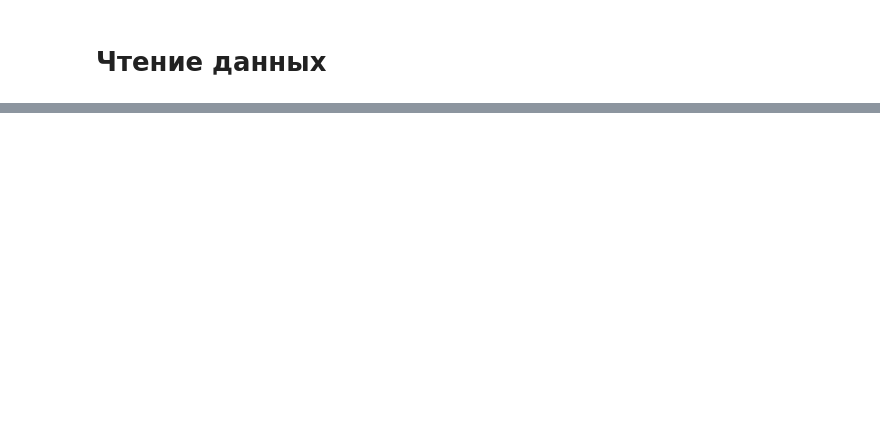
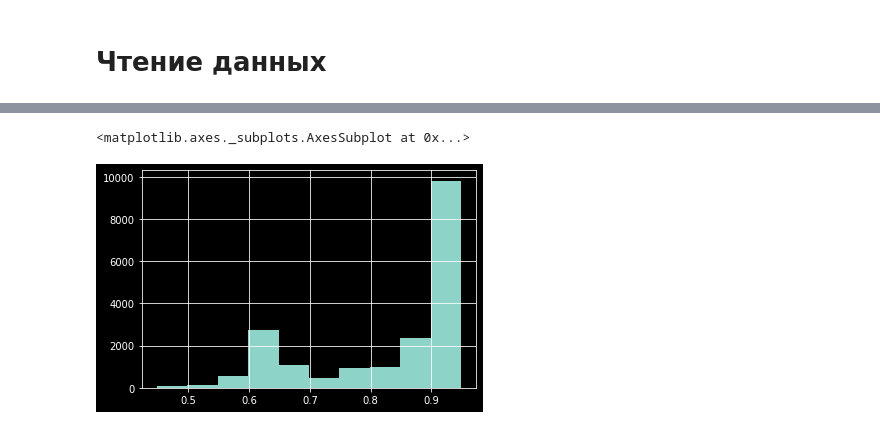
Before and after one commit to probabylity/learning, a Jupyter notebook: pandas_crash.ipynb, the cells around one changed output, grey strips where cells are left out. Saved outputs shown, nothing was run; the diff lists cells and outputs as text; code cells hidden in the pictures; blank space fills up the shorter version.

```diff
--- a/pandas_crash.ipynb
+++ b/pandas_crash.ipynb
@@ -44,0 +141,10 @@ df
+# %%
+import matplotlib.pyplot as plt
+
+
+plt.style.use('dark_background')
+# %%
+df['city_development_index'].hist()
+# %% [output]
+<matplotlib.axes._subplots.AxesSubplot at 0x...>
+[figure, added]
```
Also changed, not shown: parts of 15 cells of this notebook.
